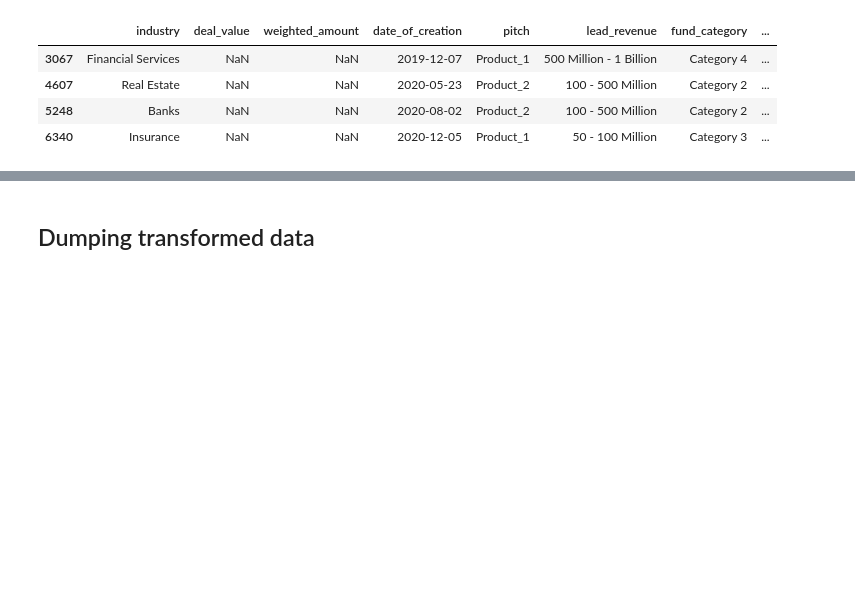
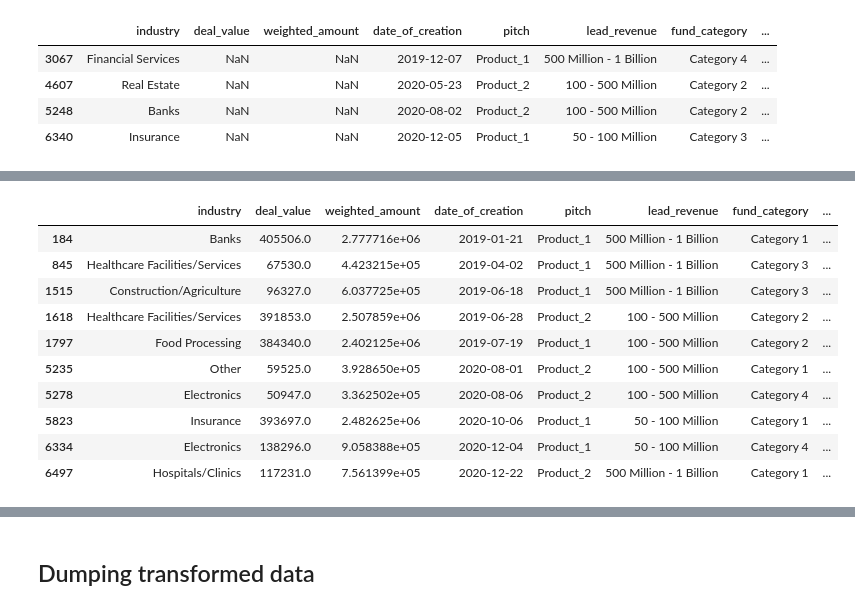
Before and after one commit to sank3t/Reduce-Marketing-Spend, a Jupyter notebook: Data Preparation.ipynb, the cells around one changed output, grey strips where cells are left out. Saved outputs shown, nothing was run; the diff lists cells and outputs as text; code cells hidden in the pictures; blank space fills up the shorter version.

```diff
--- a/Data Preparation.ipynb
+++ b/Data Preparation.ipynb
@@ -376,0 +471,14 @@ df_train = df_train[(~df_train['deal_value'].isna()) & (~df_train['weighted_amou
+# %%
+df_train[(df_train.poc_name == 'pooja') & (df_train.level_of_meeting == 'Level 3') & (df_train.resource == 'No')]
+# %% [output]
+|  | industry | deal_value | weighted_amount | date_of_creation | pitch | lead_revenue | fund_category | ... |
+| 184 | Banks | 405506.0 | 2.777716e+06 | 2019-01-21 | Product_1 | 500 Million - 1 Billion | Category 1 | ... |
+| 845 | Healthcare Facilities/Services | 67530.0 | 4.423215e+05 | 2019-04-02 | Product_1 | 500 Million - 1 Billion | Category 3 | ... |
+| 1515 | Construction/Agriculture | 96327.0 | 6.037725e+05 | 2019-06-18 | Product_1 | 500 Million - 1 Billion | Category 3 | ... |
+| 1618 | Healthcare Facilities/Services | 391853.0 | 2.507859e+06 | 2019-06-28 | Product_2 | 100 - 500 Million | Category 2 | ... |
+| 1797 | Food Processing | 384340.0 | 2.402125e+06 | 2019-07-19 | Product_1 | 100 - 500 Million | Category 2 | ... |
+| 5235 | Other | 59525.0 | 3.928650e+05 | 2020-08-01 | Product_2 | 100 - 500 Million | Category 1 | ... |
+| 5278 | Electronics | 50947.0 | 3.362502e+05 | 2020-08-06 | Product_2 | 100 - 500 Million | Category 4 | ... |
+| 5823 | Insurance | 393697.0 | 2.482625e+06 | 2020-10-06 | Product_1 | 50 - 100 Million | Category 1 | ... |
+| 6334 | Electronics | 138296.0 | 9.058388e+05 | 2020-12-04 | Product_1 | 50 - 100 Million | Category 4 | ... |
+| 6497 | Hospitals/Clinics | 117231.0 | 7.561399e+05 | 2020-12-22 | Product_2 | 500 Million - 1 Billion | Category 1 | ... |
```
Also changed, not shown: parts of 17 cells of this notebook.
